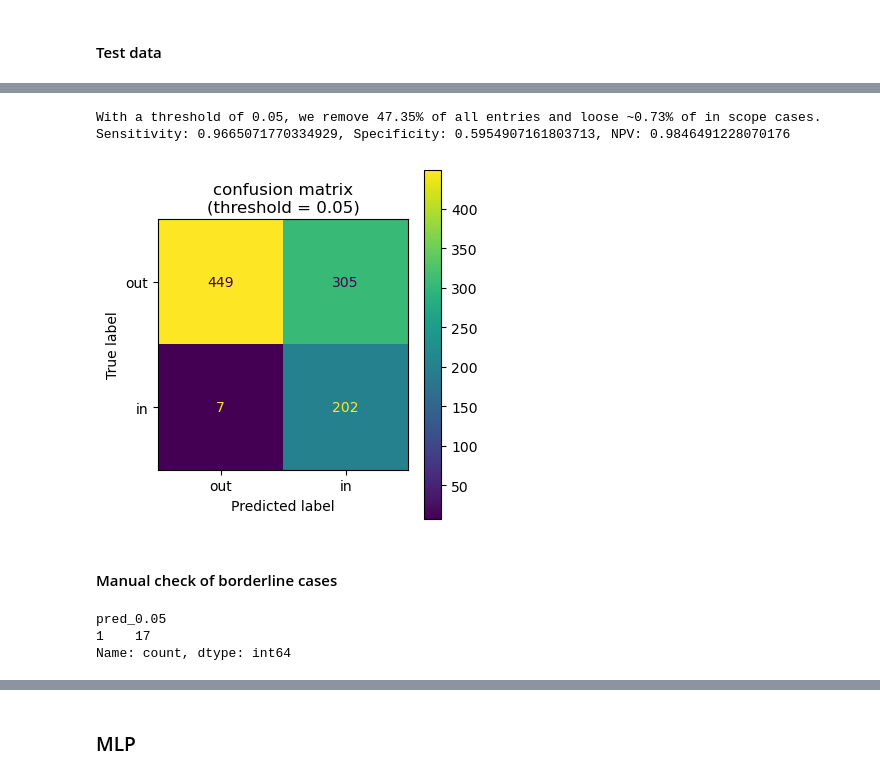
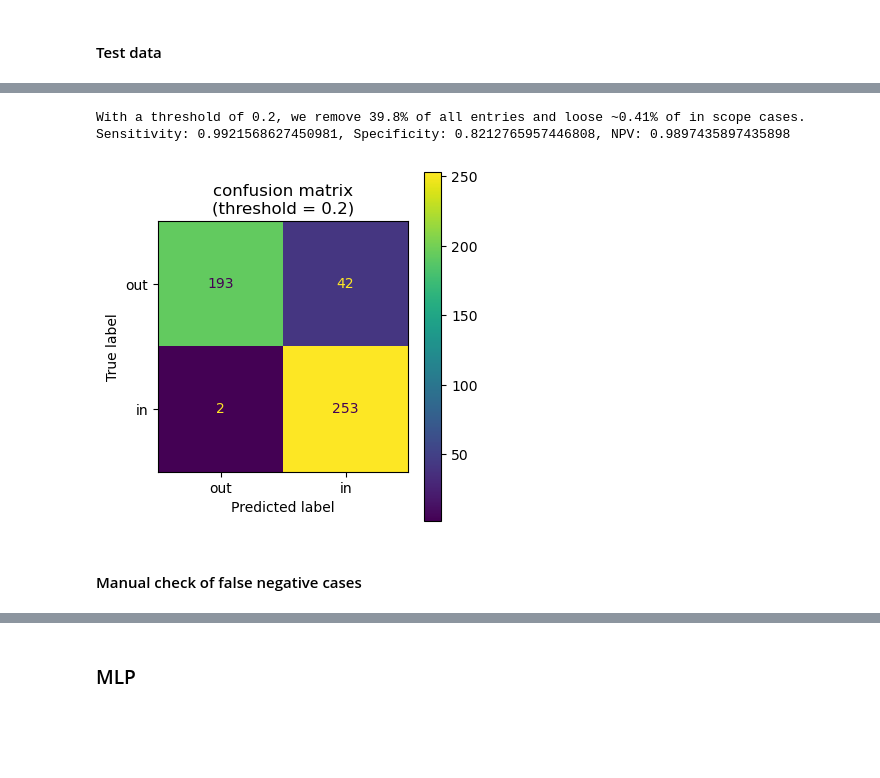
Before and after one commit to violah-fellow/SHEEP, a Jupyter notebook: Patents/ML/Optimisation_Stage1_patents.ipynb, the cells around one changed output, grey strips where cells are left out. Drawn from its saved outputs; the diff is of its cells as text; code cells hidden in the pictures; blank space fills up the shorter version.

```diff
--- a/Patents/ML/Optimisation_Stage1_patents.ipynb
+++ b/Patents/ML/Optimisation_Stage1_patents.ipynb
@@ -163,7 +163,8 @@ db.sql("CREATE OR REPLACE TABLE patents_embeddings AS SELECT id, embedding FROM
 embeddings = np.load('patentsberta_embeddings_checkpoint.npy')
 # %%
 # For now only stratify by scope and pillar
-data['stratify_label'] = data['scope'] + data['pillar'].fillna('NA')
+data['pillar'] = data['pillar'].fillna('NA')
+data['stratify_label'] = data['scope'] + data['pillar']
 # %%
 from sklearn.model_selection import train_test_split
 
@@ -391,7 +392,7 @@ mlp_grid[cols].sort_values('mean_test_npv', ascending=False)
 #### Cross validation
 # %%
 # Logistic Regression with C=10 and penalty='l2'
-clf = LogisticRegression(max_iter=1000, class_weight='balanced', C=0.1, penalty='l2', random_state=42)
+clf = LogisticRegression(max_iter=1000, class_weight='balanced', C=100, solver="liblinear", random_state=42)
 cv  = StratifiedKFold(n_splits=5, shuffle=True, random_state=42)
 # %%
 # fit model
@@ -708,7 +702,7 @@ lr_fn = d[(d['scope']=='in')  & (d['pred_0.15']==0)]
 #### Cross validation
 # %%
 # SVC
-svc = CalibratedClassifierCV(SVC(max_iter=1000, class_weight='balanced', C=10, kernel='rbf', gamma=0.001, random_state=42))
+svc = CalibratedClassifierCV(SVC(max_iter=1000, class_weight='balanced', C=100, kernel='rbf', gamma=0.01, random_state=42))
 cv  = StratifiedKFold(n_splits=5, shuffle=True, random_state=42)
 # %%
 # fit model
@@ -930,6 +924,6 @@ plt.show()
 # %%
 # Metrics for threshold T
-T = 0.05
+T = 0.2
 pred = (svc_test_proba >= T).astype(int)
 
 TP = ((pred == 1) & (y_test_scope == 1)).sum()
@@ -946,26 +940,26 @@ p, c = np.unique(pred, return_counts=True)
 print(f"With a threshold of {T}, we remove {round(c[0] / (c[0] + c[1]) * 100, 2)}% of all entries and loose ~{round(FN / len(pred) * 100,2)}% of in scope cases.")
 print(f"Sensitivity: {sensitivity}, Specificity: {specificity}, NPV: {npv}")
 # %% [output]
-With a threshold of 0.05, we remove 47.35% of all entries and loose ~0.73% of in scope cases.
-Sensitivity: 0.9665071770334929, Specificity: 0.5954907161803713, NPV: 0.9846491228070176
+With a threshold of 0.2, we remove 39.8% of all entries and loose ~0.41% of in scope cases.
+Sensitivity: 0.9921568627450981, Specificity: 0.8212765957446808, NPV: 0.9897435897435898
 # %%
-svc_test_preds_005 = (svc_test_proba >= 0.05).astype(int)  # binary at default threshold
+svc_test_preds_T = (svc_test_proba >= T).astype(int)  # binary at default threshold
 
 # Plot confusion matrix
 fig, ax = plt.subplots(figsize=(4,4))
 
 ConfusionMatrixDisplay(
-    confusion_matrix(y_test_scope, svc_test_preds_005),
+    confusion_matrix(y_test_scope, svc_test_preds_T),
     display_labels=['out', 'in']
 ).plot(ax=ax)
-ax.set_title('confusion matrix\n(threshold = 0.05)')
+ax.set_title(f'confusion matrix\n(threshold = {T})')
 
 plt.tight_layout()
-plt.savefig('Plots/SPECTER_SVC_T005_ConfusionMatrix.png', dpi=150, bbox_inches='tight')
+plt.savefig(f'Plots/PatentSBERTa_SVC_T{T}_ConfusionMatrix.png', dpi=150, bbox_inches='tight')
 plt.show()
 # %% [output]
-[figure, old version]
+[figure, new version]
 # %% [markdown]
-#### Manual check of borderline cases
+#### Manual check of false negative cases
 # %%
 # Combine tables with probabilities and predictions for threshold T
@@ -980,12 +974,6 @@ d_test['proba'] = svc_test_proba
 d_test[f'pred_{T}'] = (d_test['proba'] >= T).astype(int)
 
 d = pd.concat([d_train, d_test])
-# %%
-d[d['id'].isin(borderline)].value_counts(f'pred_{T}')
-# %% [output]
-pred_0.05
-1    17
-Name: count, dtype: int64
 # %%
 # Check wether truncation during embedding makes a difference
 d.groupby(['scope', 'truncated'])['proba'].mean()
```
Also changed, not shown: parts of 98 cells of this notebook, 9 other files.
